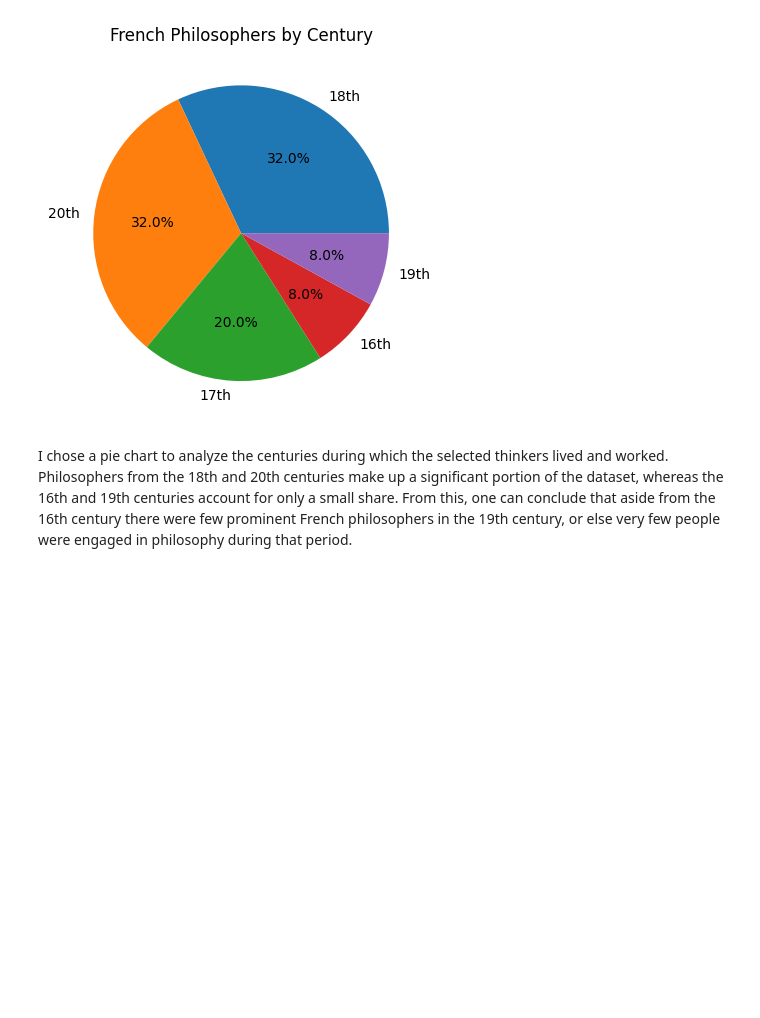
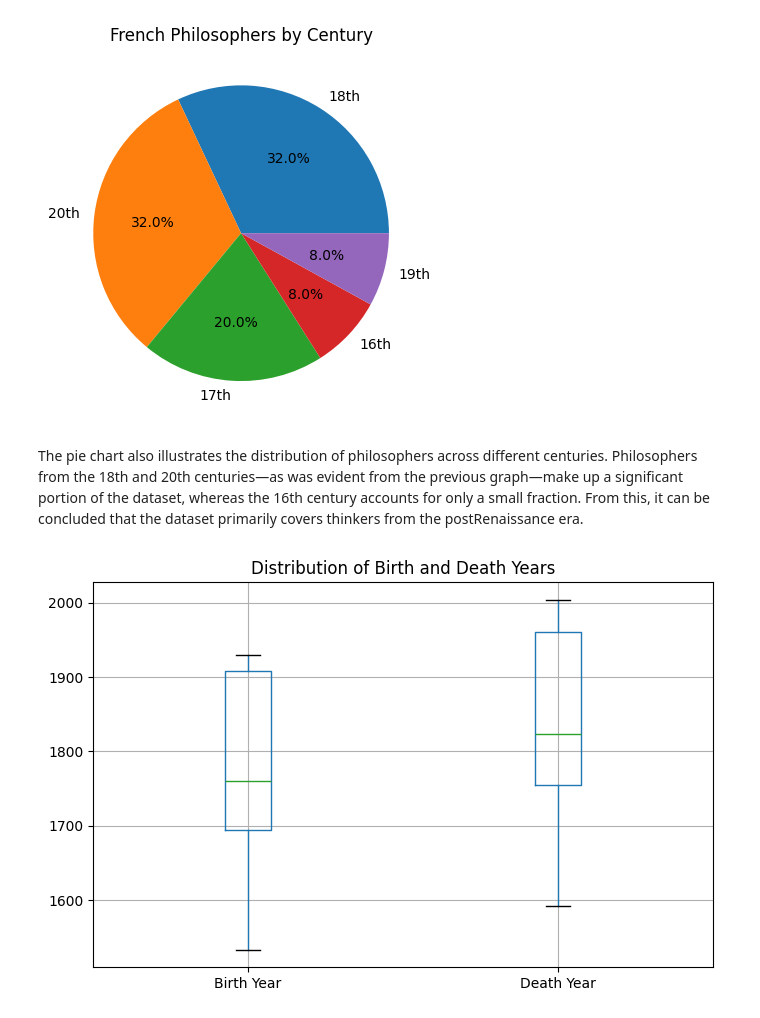
Before and after one commit to PavelKalinin17/dt-2026-data-visualisation, a Jupyter notebook: notebooks/DigitalHumanities/Homework/French_thinkers.ipynb, the cells around one changed output. Cells and saved outputs as stored; diff of their text form; code cells hidden in the pictures; blank space fills up the shorter version.

```diff
--- a/notebooks/DigitalHumanities/Homework/French_thinkers.ipynb
+++ b/notebooks/DigitalHumanities/Homework/French_thinkers.ipynb
@@ -50,4 +55,11 @@ plt.show()
 # %% [output]
 [figure]
 # %% [markdown]
-I chose a pie chart to analyze the centuries during which the selected thinkers lived and worked. Philosophers from the 18th and 20th centuries make up a significant portion of the dataset, whereas the 16th and 19th centuries account for only a small share. From this, one can conclude that aside from the 16th century there were few prominent French philosophers in the 19th century, or else very few people were engaged in philosophy during that period.
+The pie chart also illustrates the distribution of philosophers across different centuries. Philosophers from the 18th and 20th centuries—as was evident from the previous graph—make up a significant portion of the dataset, whereas the 16th century accounts for only a small fraction. From this, it can be concluded that the dataset primarily covers thinkers from the postRenaissance era.
+# %%
+plt.figure(figsize=(8,5))
+df[["Birth Year", "Death Year"]].boxplot()
+plt.title("Distribution of Birth and Death Years")
+plt.show()
+# %% [output]
+[figure, added]
```
Also changed, not shown: parts of 15 cells of this notebook.
